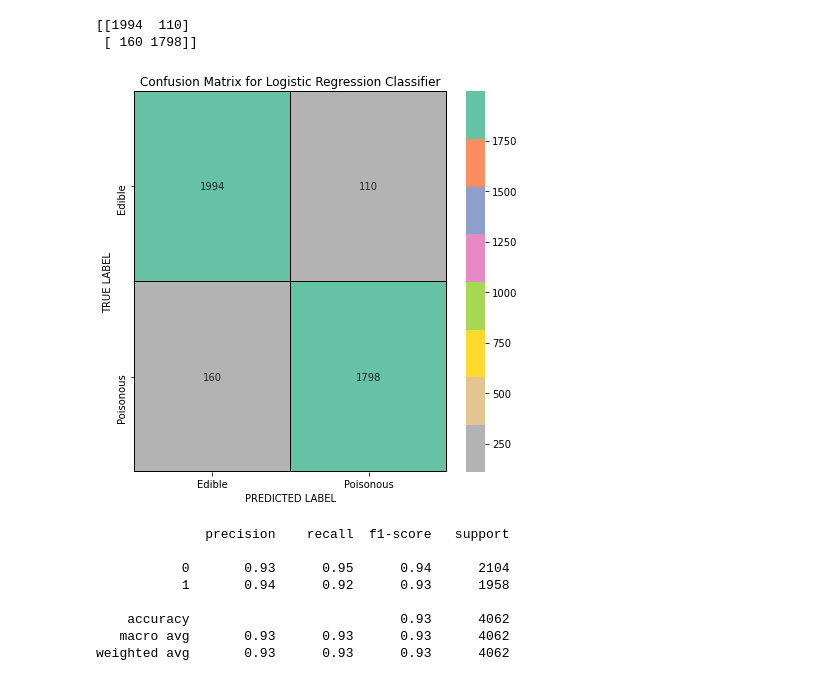
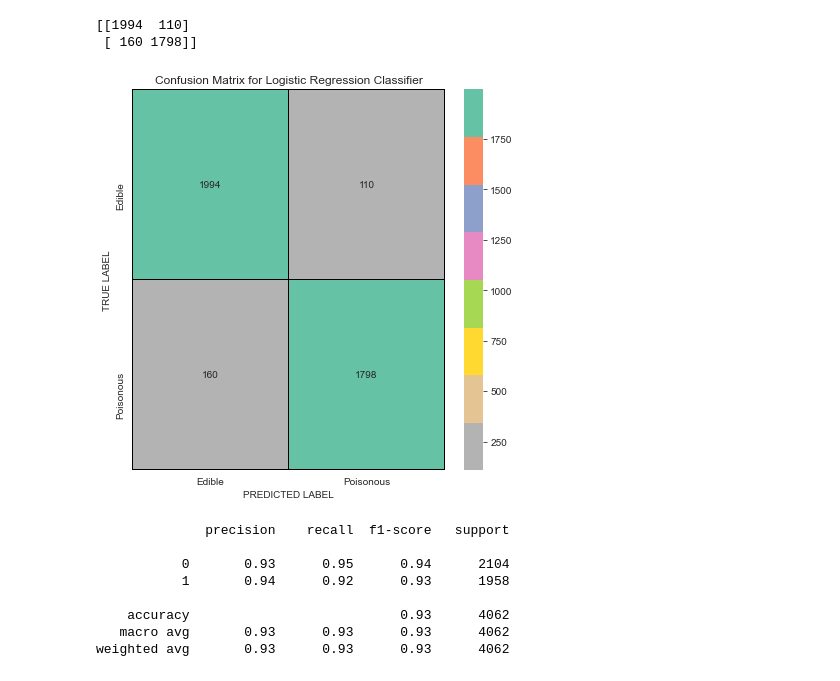
Before and after one commit to Vaishali715/Final_Project, a Jupyter notebook: mushrooms_neural_net.ipynb, the cells around one changed output. Cells and saved outputs as stored; diff of their text form; code cells hidden in the pictures.

```diff
--- a/mushrooms_neural_net.ipynb
+++ b/mushrooms_neural_net.ipynb
@@ -340,5 +340,6 @@ array([[1724,  380],
 # %%
 # Create confusion matrix
+sns.set_style('whitegrid')
 x_axis_labels = ["Edible", "Poisonous"]
 y_axis_labels = ["Edible", "Poisonous"]
 f, ax = plt.subplots(figsize =(7,7))
@@ -406,17 +407,18 @@ print(cm_logistic)
  [ 160 1798]]
 # %%
 # Create confusion matrix
+sns.set_style('whitegrid')
 x_axis_labels = ["Edible", "Poisonous"]
 y_axis_labels = ["Edible", "Poisonous"]
 f, ax = plt.subplots(figsize =(7,7))
 sns.heatmap(cm_logistic, annot = True, linewidths=0.2, linecolor="black", fmt = ".0f", ax=ax, cmap="Set2_r", xticklabels=x_axis_labels, yticklabels=y_axis_labels)
 plt.xlabel("PREDICTED LABEL")
 plt.ylabel("TRUE LABEL")
 plt.title('Confusion Matrix for Logistic Regression Classifier');
 #plt.savefig("rfcm.png", format='png', dpi=500, bbox_inches='tight')
 plt.show()
 # %% [output]
-[figure, old version]
+[figure, new version]
 # %%
 # Calculate and print report
 report = classification_report(y_test, y_pred)
```
Also changed, not shown: parts of 11 cells of this notebook, 4 other files.
